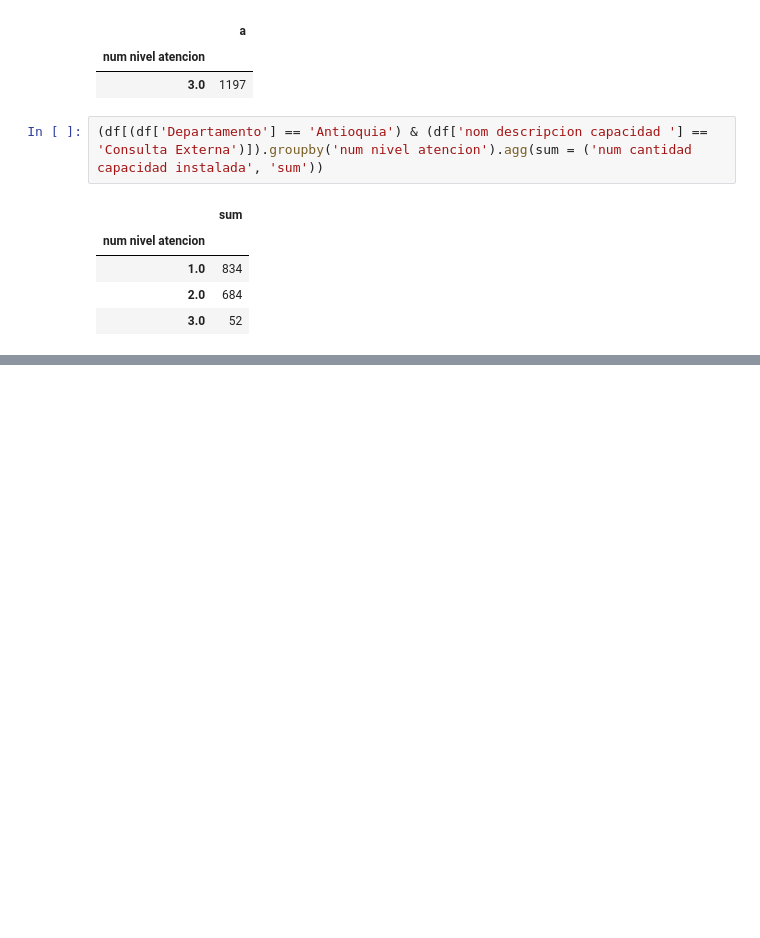
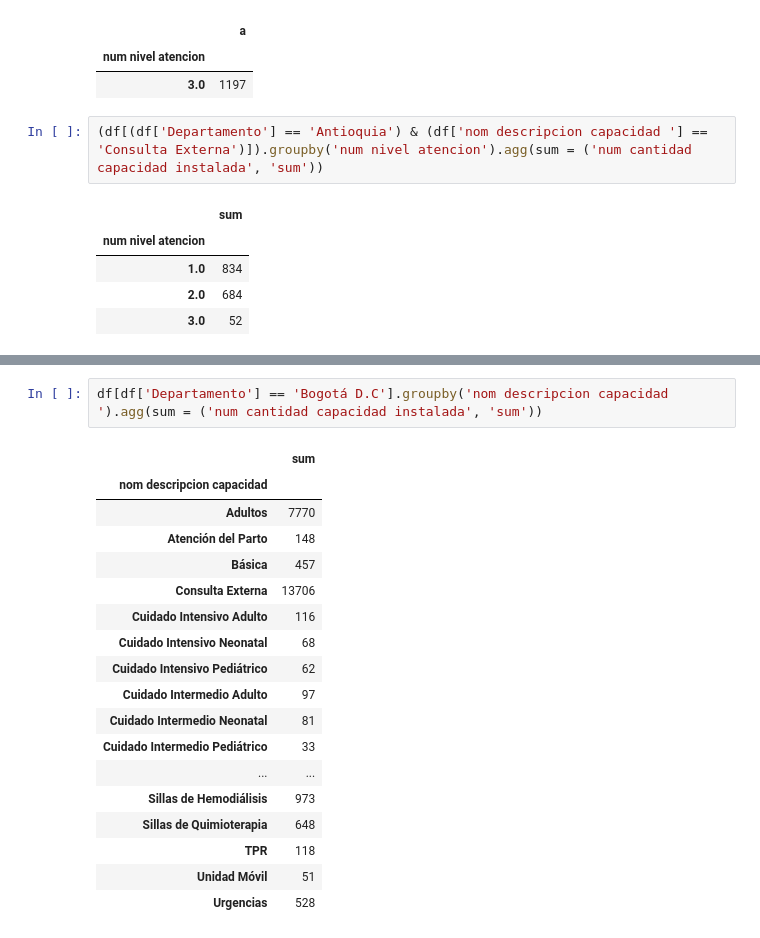
Before and after one commit to ProyectoDeGrado-2023-20/PG, a Jupyter notebook: IPS.ipynb, the cells around one changed output, grey strips where cells are left out. Cells and saved outputs as stored; diff of their text form; blank space fills up the shorter version.

```diff
--- a/IPS.ipynb
+++ b/IPS.ipynb
@@ -140,0 +167,21 @@ array(['CONSULTORIOS'], dtype=object)
+# %%
+df[df['Departamento'] == 'Bogotá D.C'].groupby('nom descripcion capacidad ').agg(sum = ('num cantidad capacidad instalada', 'sum'))
+# %% [output]
+|  | sum |
+| nom descripcion capacidad |  |
+| Adultos | 7770 |
+| Atención del Parto | 148 |
+| Básica | 457 |
+| Consulta Externa | 13706 |
+| Cuidado Intensivo Adulto | 116 |
+| Cuidado Intensivo Neonatal | 68 |
+| Cuidado Intensivo Pediátrico | 62 |
+| Cuidado Intermedio Adulto | 97 |
+| Cuidado Intermedio Neonatal | 81 |
+| Cuidado Intermedio Pediátrico | 33 |
+| ... | ... |
+| Sillas de Hemodiálisis | 973 |
+| Sillas de Quimioterapia | 648 |
+| TPR | 118 |
+| Unidad Móvil | 51 |
+| Urgencias | 528 |
```
Also changed, not shown: parts of 4 cells of this notebook, 37 other files.
